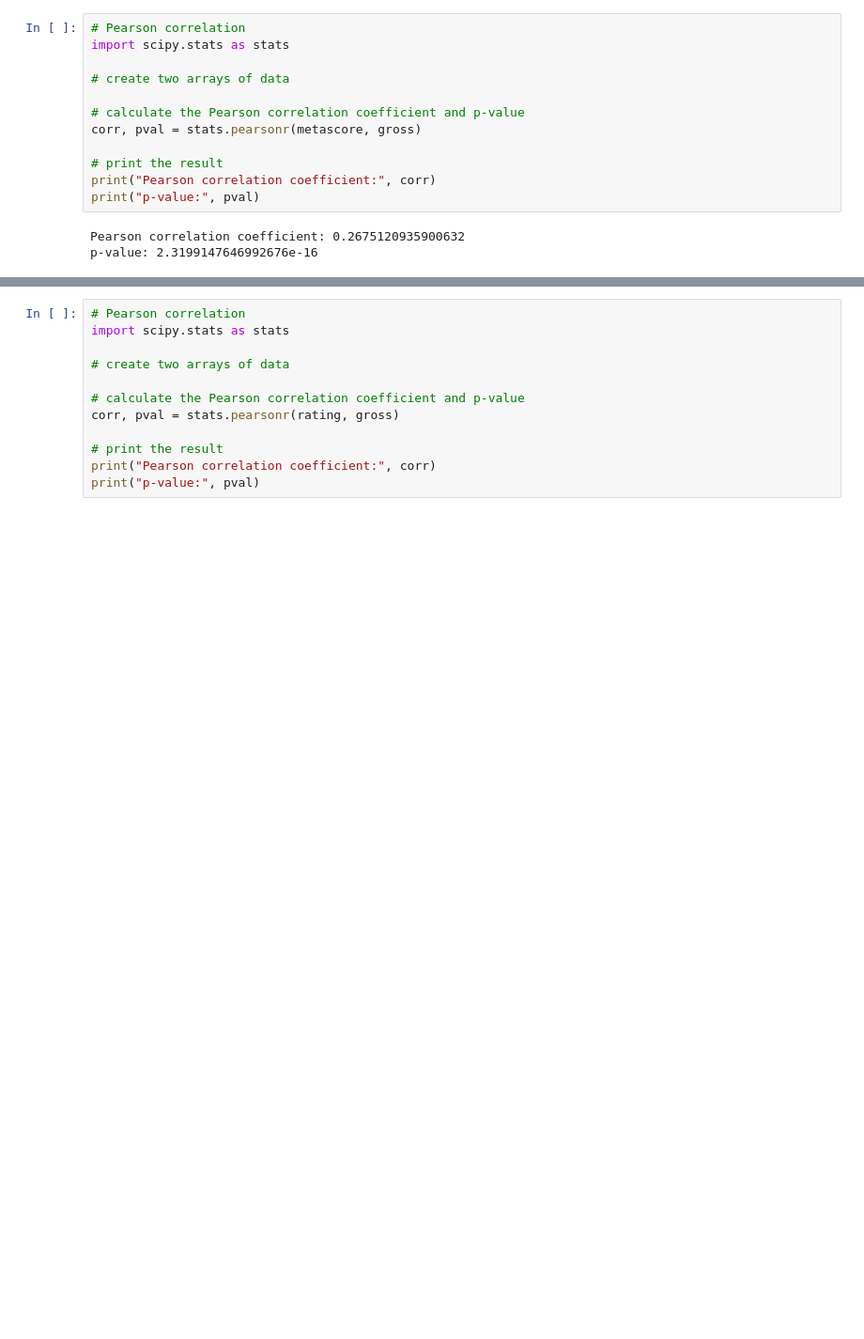
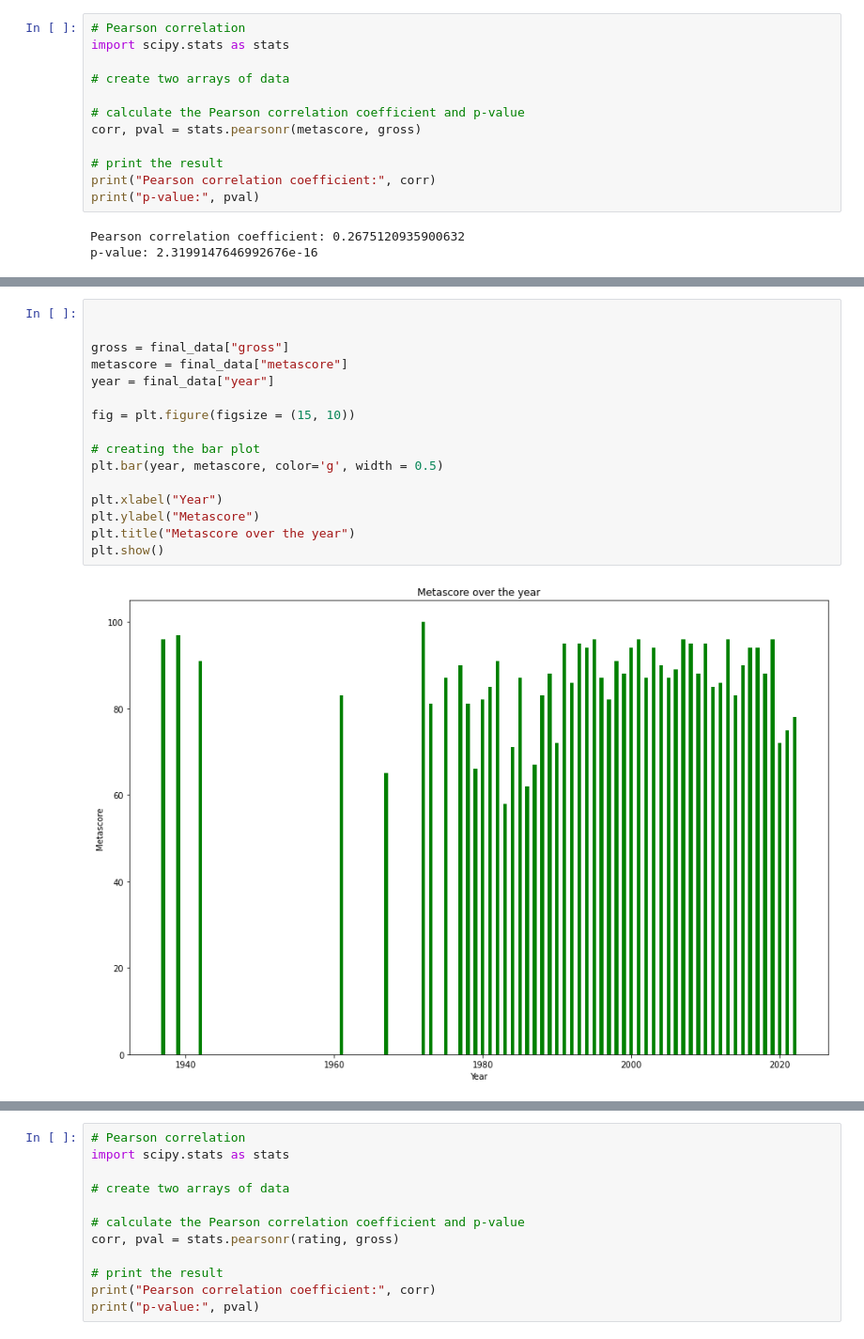
Before and after one commit to BrianTruong23/i310D_assignment7, a Jupyter notebook: Assignment 7 I310D.ipynb, the cells around one changed output, grey strips where cells are left out. Shown at 94% size. Cells and saved outputs as stored; diff of their text form; blank space fills up the shorter version.

```diff
--- a/Assignment 7 I310D.ipynb
+++ b/Assignment 7 I310D.ipynb
@@ -244,0 +238,18 @@ Text(0.5, 1.0, 'Rating-vs-Gross in Year')
+# %%
+
+
+gross = final_data["gross"]
+metascore = final_data["metascore"]
+year = final_data["year"]
+
+fig = plt.figure(figsize = (15, 10))
+
+# creating the bar plot
+plt.bar(year, metascore, color='g', width = 0.5)
+
+plt.xlabel("Year")
+plt.ylabel("Metascore")
+plt.title("Metascore over the year")
+plt.show()
+# %% [output]
+[figure, added]
```
Also changed, not shown: parts of 6 cells of this notebook, 1 other file.
